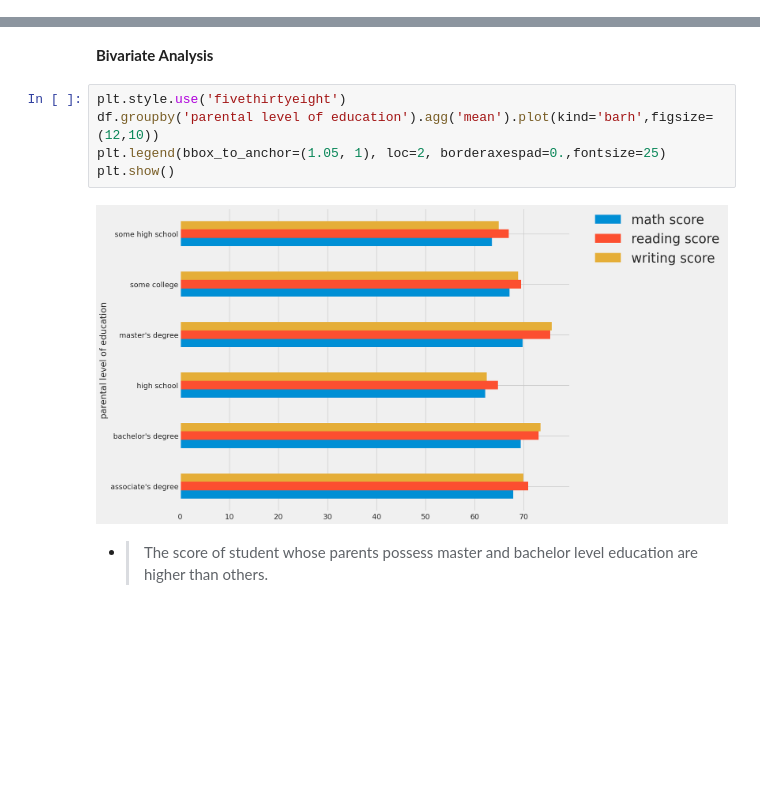
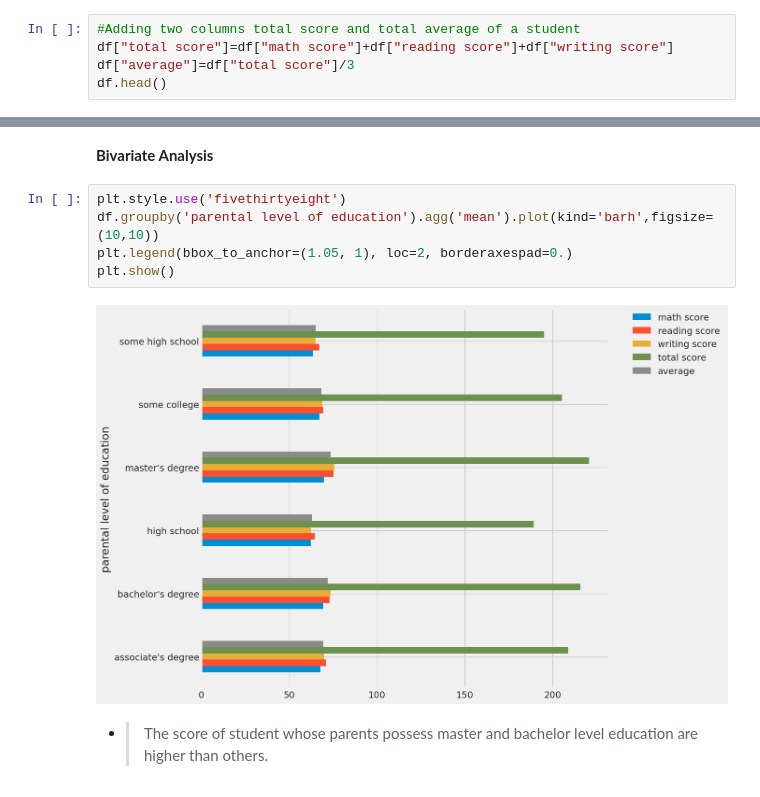
Before and after one commit to AriyantGit/Student_Data_Analysis, a Jupyter notebook: students-data-analysis.ipynb, the cells around one changed output, grey strips where cells are left out. Cells and saved outputs as stored; diff of their text form; blank space fills up the shorter version.

Commit message:
Students Data Analysis | Visualization-2

```diff
--- a/students-data-analysis.ipynb
+++ b/students-data-analysis.ipynb
@@ -123,3 +123,8 @@ print(catgorial_columns)
 # %% [output]
 ['math score', 'reading score', 'writing score']
 ['gender', 'race/ethnicity', 'parental level of education', 'lunch', 'test preparation course']
+# %%
+#Adding two columns total score and total average of a student
+df["total score"]=df["math score"]+df["reading score"]+df["writing score"]
+df["average"]=df["total score"]/3
+df.head()
@@ -201,11 +270,11 @@ plt.show()
 **Bivariate Analysis**
 # %%
 plt.style.use('fivethirtyeight')
-df.groupby('parental level of education').agg('mean').plot(kind='barh',figsize=(12,10))
-plt.legend(bbox_to_anchor=(1.05, 1), loc=2, borderaxespad=0.,fontsize=25)
+df.groupby('parental level of education').agg('mean').plot(kind='barh',figsize=(10,10))
+plt.legend(bbox_to_anchor=(1.05, 1), loc=2, borderaxespad=0.)
 plt.show()
 # %% [output]
-[figure, old version]
+[figure, new version]
 # %% [markdown]
 * > The score of student whose parents possess master and bachelor level education are higher than others.
 # %% [markdown]
```
Also changed, not shown: parts of 18 cells of this notebook.
